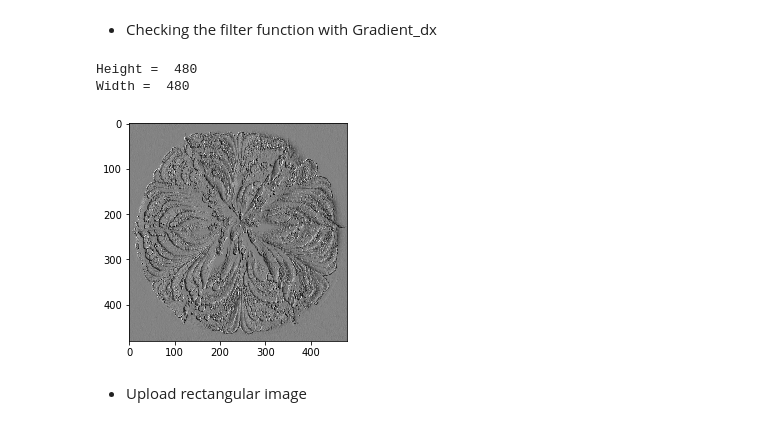
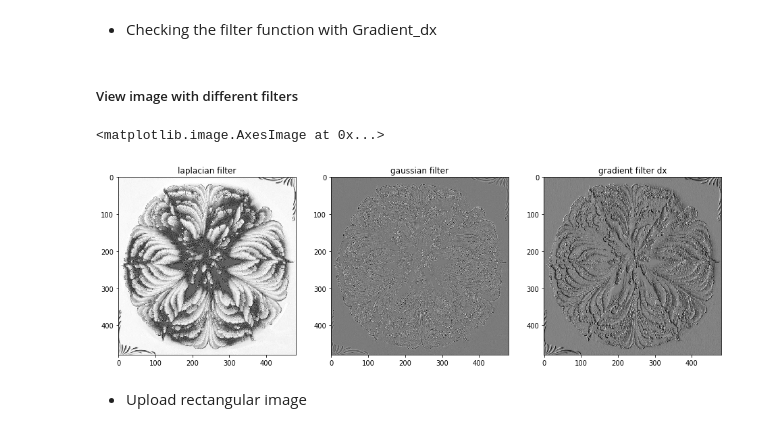
Before and after one commit to Aviv-H/Image-Processing-part-1, a Jupyter notebook: Image Processing - part 1.ipynb, the cells around one changed output. Cells and saved outputs as stored; diff of their text form; code cells hidden in the pictures.

```diff
--- a/Image Processing - part 1.ipynb
+++ b/Image Processing - part 1.ipynb
@@ -197,2 +209,8 @@ width_filter_gaus = len(gaussian[1])
+# %%
+gaussian = [[(1/273),(4/273),(7/273),(4/273),(1/273)],
+            [(4/273),(16/273),(26/273),(16/273),(4/273)],
+            [(7/273),(26/273),(41/273),(26/273),(7/273)],
+            [(4/273),(16/273),(26/273),(16/273),(4/273)],
+            [(1/273),(4/273),(7/273),(4/273),(1/273)]]
 # %% [markdown]
 * Checking the filter function with gaussian
@@ -207,3 +217,5 @@ Width =  480
+# %%
+gaussian_img_filter = filter(image, gaussian)
 # %% [markdown]
 * Gradient_dx filter setting
 # %%
@@ -216,13 +226,25 @@ width_filter_dx = len(Gradient_dx[1])
 # %% [markdown]
 * Checking the filter function with Gradient_dx
-# %%
-new_img_filter = filter(image, width, height, Gradient_dx, width_filter_dx, height_filter_dx)
-plt.imshow(new_img_filter,cmap="gray")
-print("Height = ",new_img_filter.shape[0] ,"\nWidth = ",new_img_filter.shape[1] )
-# %% [output]
-Height =  480
-Width =  480
-[figure, removed]
+# %%
+gradien_img_filter = filter(image,Gradient_dx)
+# %% [markdown]
+##### View image with different filters
+# %%
+plt.figure(figsize=(16,16))
+plt.subplot(131)
+plt.title('laplacian filter')
+plt.imshow(laplacian_img_filter,cmap="gray")
+
+plt.subplot(132)
+plt.title('gaussian filter')
+plt.imshow(gaussian_img_filter,cmap="gray")
+
+plt.subplot(133)
+plt.title('gradient filter dx')
+plt.imshow(gradien_img_filter,cmap="gray")
+# %% [output]
+<matplotlib.image.AxesImage at 0x...>
+[figure, added]
 # %% [markdown]
 * Upload rectangular image
 # %%
```
Also changed, not shown: parts of 41 cells of this notebook.
